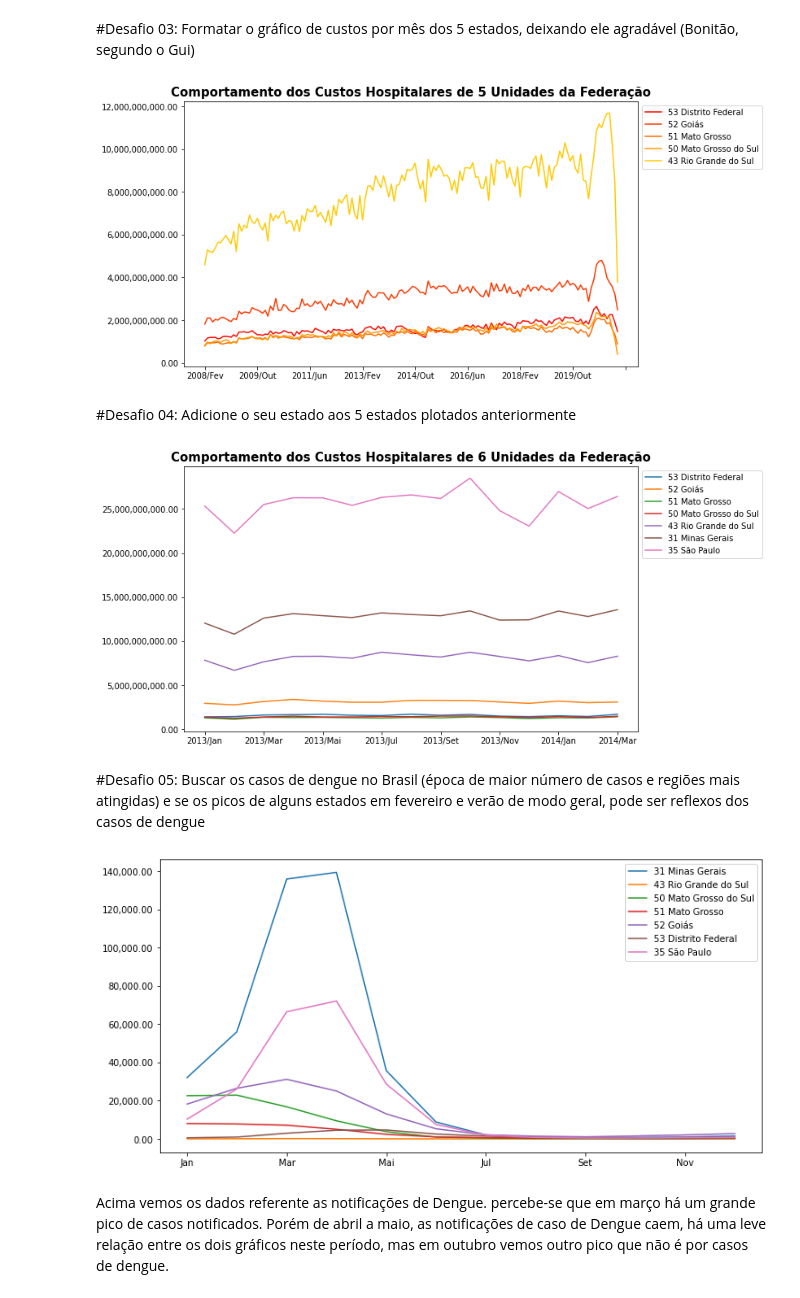
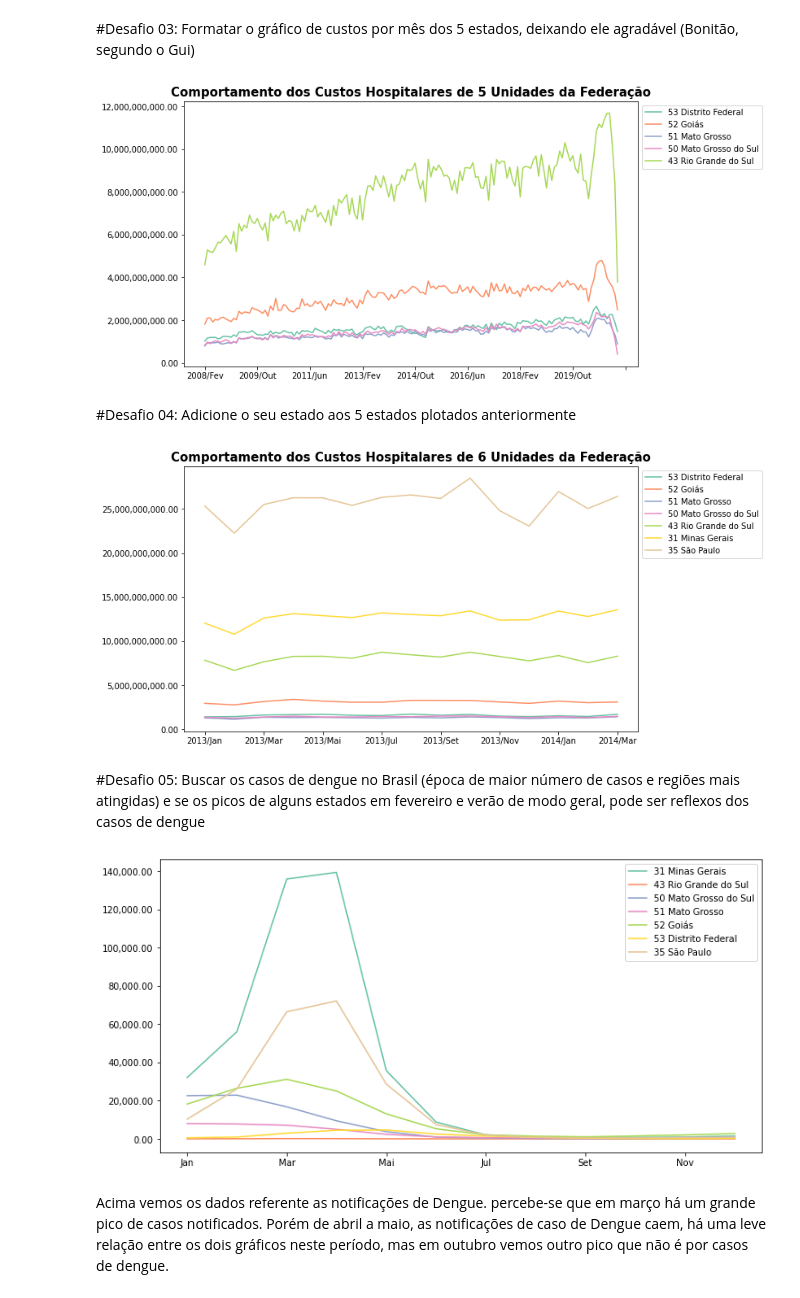
Before and after one commit to laugustovieira/BootCamp---Data-Science, a Jupyter notebook: Desafios_Modulo1_Aula3.ipynb, the cells around one changed output. Drawn from its saved outputs; the diff is of its cells as text; code cells hidden in the pictures.

```diff
--- a/Desafios_Modulo1_Aula3.ipynb
+++ b/Desafios_Modulo1_Aula3.ipynb
@@ -36,7 +36,7 @@ ax = usaveis.T.plot(figsize=(10,6))
 ax.yaxis.set_major_formatter(ticker.StrMethodFormatter("{x:,.2f}"))
 plt.legend(bbox_to_anchor=(1,1.1))
 plt.title("Comportamento dos Custos Hospitalares das Unidades da Federação", fontdict=font)
-sns.set_palette(sns.color_palette("gist_rainbow", 27))
+sns.set_palette(sns.color_palette("tab10", 27))
 # %% [output]
 [figure]
 # %% [markdown]
@@ -62,29 +62,29 @@ usaveis.head()
 # %%
 font = {'weight' : 'bold',
         'size'   : 15,
         'Color' : 'black'}
 
-colunas_usaveis = dados.mean().index.tolist()
-colunas_usaveis.insert(0,"Unidade da Federação")
+colunas_usaveis_def3 = dados.mean().index.tolist()
+colunas_usaveis_def3.insert(0,"Unidade da Federação")
 
-usaveis = dados[colunas_usaveis]
-usaveis= usaveis.drop("Total", axis=1)
-usaveis = usaveis.set_index("Unidade da Federação")
-usaveis_ordenado = usaveis.sort_values(by="Unidade da Federação", ascending=False)
+usaveis_def3 = dados[colunas_usaveis_def3]
+usaveis_def3= usaveis_def3.drop("Total", axis=1)
+usaveis_def3 = usaveis_def3.set_index("Unidade da Federação")
+usaveis_ordenado = usaveis_def3.sort_values(by="Unidade da Federação", ascending=False)
 
 coluna_cinco_estados = usaveis_ordenado.index.tolist()[:5]
 usaveis_ordenado = usaveis_ordenado.loc[coluna_cinco_estados]
 usaveis_ordenado = usaveis_ordenado[usaveis_ordenado.columns[6:]]
 
 ax = usaveis_ordenado.T.plot(figsize=(10,6))
 plt.legend(bbox_to_anchor=(1,1))
-sns.set_palette(sns.color_palette("tab10", 27))
+sns.set_palette(sns.color_palette("Set2", 27))
 ax.yaxis.set_major_formatter(ticker.StrMethodFormatter("{x:,.2f}"))
 plt.title("Comportamento dos Custos Hospitalares de 5 Unidades da Federação", fontdict=font)
 plt.rc("xtick", labelsize=10)
 plt.show()
 # %% [output]
-[figure, old version]
+[figure, new version]
 # %% [markdown]
 #Desafio 04: Adicione o seu estado aos 5 estados plotados anteriormente
 # %%
@@ -92,12 +92,12 @@ font = {'weight' : 'bold',
         'size'   : 15,
         'Color' : 'black'}
 
-colunas_usaveis = dados.mean().index.tolist()
-colunas_usaveis.insert(0,"Unidade da Federação")
-usaveis = dados[colunas_usaveis]
-usaveis= usaveis.drop("Total", axis=1)
-usaveis = usaveis.set_index("Unidade da Federação")
-usaveis_ordenado = usaveis.sort_values(by="Unidade da Federação", ascending=False)
+colunas_usaveis_def4 = dados.mean().index.tolist()
+colunas_usaveis_def4.insert(0,"Unidade da Federação")
+usaveis_def4 = dados[colunas_usaveis]
+usaveis_def4= usaveis_def4.drop("Total", axis=1)
+usaveis_def4 = usaveis_def4.set_index("Unidade da Federação")
+usaveis_ordenado = usaveis_def4.sort_values(by="Unidade da Federação", ascending=False)
 
 coluna_cinco_estados = usaveis_ordenado.index.tolist()[:5]
 coluna_cinco_estados.append("31 Minas Gerais")
@@ -106,38 +106,38 @@ coluna_cinco_estados.append("35 São Paulo")
 usaveis_ordenado = usaveis_ordenado.loc[coluna_cinco_estados]
 usaveis_ordenado = usaveis_ordenado[usaveis_ordenado.columns[65:80]]
 ax = usaveis_ordenado.T.plot(figsize=(10,6))
-sns.set_palette(sns.color_palette("Paired", 27))
+sns.set_palette(sns.color_palette("Set2", 27))
 plt.legend(bbox_to_anchor=(1,1))
 ax.yaxis.set_major_formatter(ticker.StrMethodFormatter("{x:,.2f}"))
 plt.title("Comportamento dos Custos Hospitalares de 6 Unidades da Federação", fontdict=font)
 plt.rc("xtick", labelsize=10)
 plt.show()
 # %% [output]
-[figure, old version]
+[figure, new version]
 # %% [markdown]
 #Desafio 05: Buscar os casos de dengue no Brasil (época de maior número de casos e regiões mais atingidas) e se os picos de alguns estados em fevereiro e verão de modo geral, pode ser reflexos dos casos de dengue
 # %%
-dados = pd.read_csv("/content/drive/MyDrive/Dados_BootCamp/A124715189_28_143_208.csv", encoding="ISO-8859-1",
+dados_dengue = pd.read_csv("/content/drive/MyDrive/Dados_BootCamp/A124715189_28_143_208.csv", encoding="ISO-8859-1",
             sep=";", skiprows = 3, skipfooter = 17, engine = "python", thousands = ",", decimal = ".")
 
-colunas_usaveis = dados.mean().index.tolist()
-colunas_usaveis.insert(0,"UF de notificação")
-usaveis = dados[colunas_usaveis]
-usaveis = usaveis.drop("Total",axis=1)
+colunas_usaveis_def5 = dados_dengue.mean().index.tolist()
+colunas_usaveis_def5.insert(0,"UF de notificação")
+usaveis_def5 = dados_dengue[colunas_usaveis_def5]
+usaveis_def5 = usaveis_def5.drop("Total",axis=1)
 
-usaveis.set_index("UF de notificação",inplace=True)
+usaveis_def5.set_index("UF de notificação",inplace=True)
 
 selecionados = ["31 Minas Gerais", "43 Rio Grande do Sul",
                 "50 Mato Grosso do Sul", "51 Mato Grosso",
                 "52 Goiás", "53 Distrito Federal", "35 São Paulo"]
-usaveis = usaveis.loc[selecionados]
+usaveis_def5 = usaveis_def5.loc[selecionados]
 
-ax = usaveis.T.plot(figsize=(12,6))
+ax = usaveis_def5.T.plot(figsize=(12,6))
 plt.legend(bbox_to_anchor=(1,1))
 
-sns.set_palette(sns.color_palette("tab10", 27))
+sns.set_palette(sns.color_palette("Set2", 27))
 ax.yaxis.set_major_formatter(ticker.StrMethodFormatter("{x:,.2f}"))
 # %% [output]
-[figure, old version]
+[figure, new version]
 # %% [markdown]
 Acima vemos os dados referente as notificações de Dengue. percebe-se que em março há um grande pico de casos notificados. Porém de abril a maio, as notificações de caso de Dengue caem, há uma leve relação entre os dois gráficos neste período, mas em outubro vemos outro pico que não é por casos de dengue.
```
Also changed, not shown: parts of 7 cells of this notebook.
